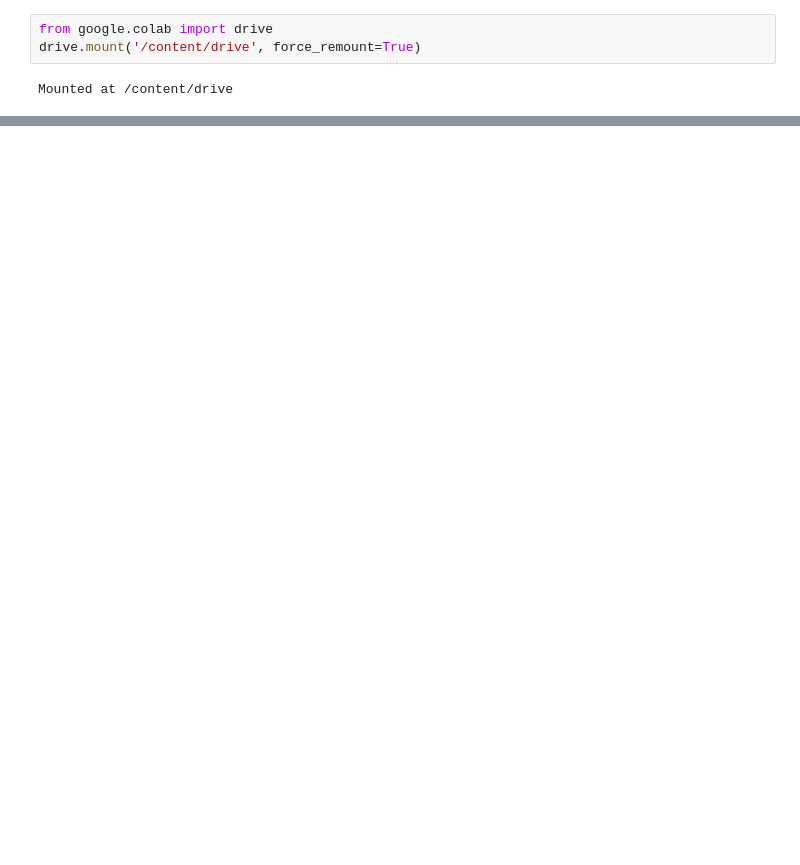
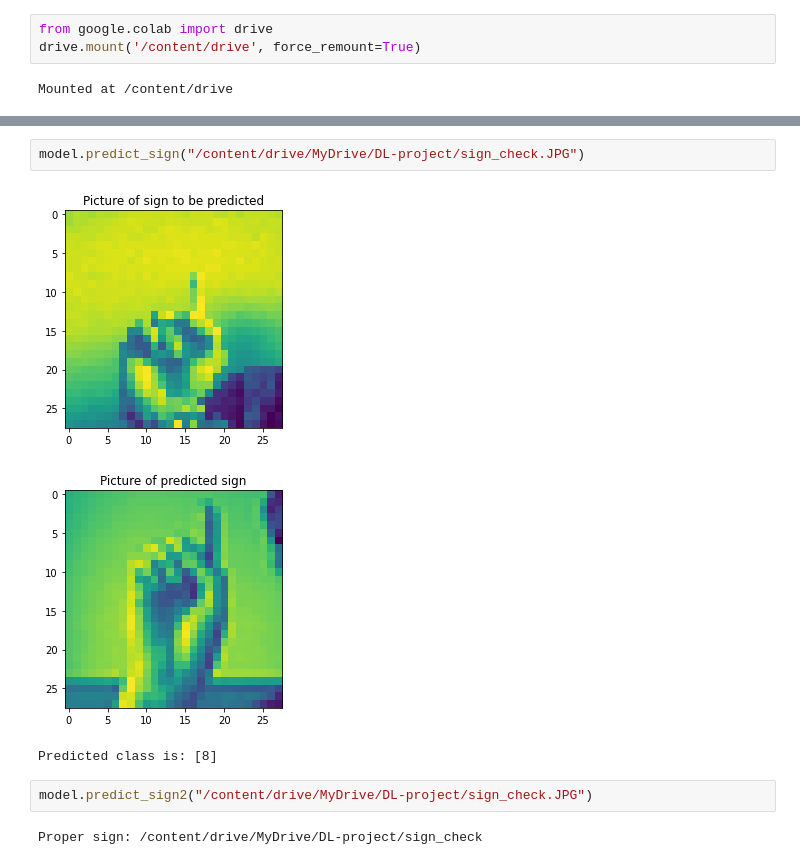
Before and after one commit to infoshareacademy/jdszr3-datavirus, a Jupyter notebook: DL/code/DL_project.ipynb, the cells around one changed output, grey strips where cells are left out. Saved outputs shown, nothing was run; the diff lists cells and outputs as text; blank space fills up the shorter version.

Commit message:
corrected dl_project with metrics and predict

```diff
--- a/DL/code/DL_project.ipynb
+++ b/DL/code/DL_project.ipynb
@@ -128,0 +301,10 @@ model.show_image(18)
+# %%
+model.predict_sign("/content/drive/MyDrive/DL-project/sign_check.JPG")
+# %% [output]
+[figure, added]
+[figure, added]
+Predicted class is: [8]
+# %%
+model.predict_sign2("/content/drive/MyDrive/DL-project/sign_check.JPG")
+# %% [output]
+Proper sign: /content/drive/MyDrive/DL-project/sign_check
```
Also changed, not shown: parts of 10 cells of this notebook, 1 other file.
